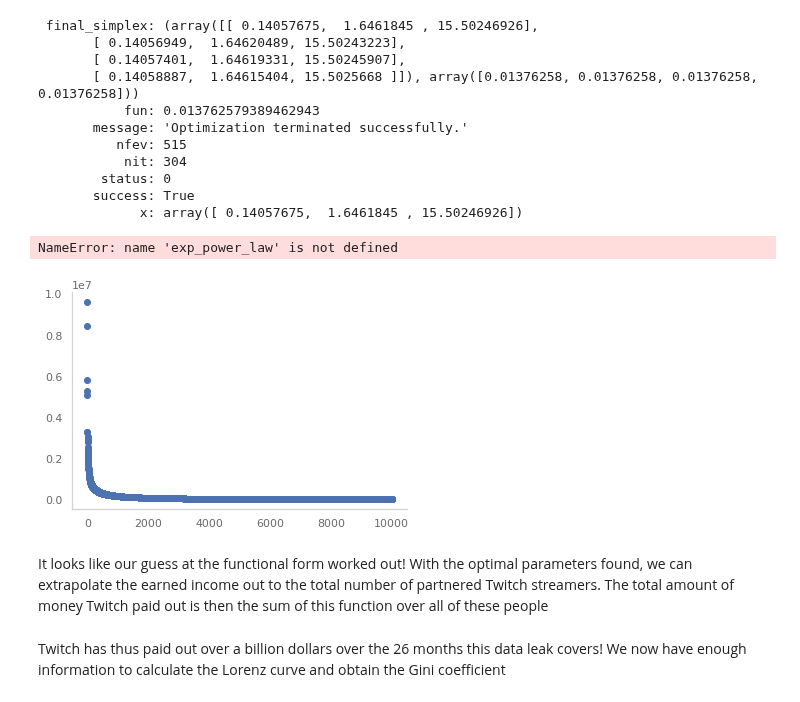
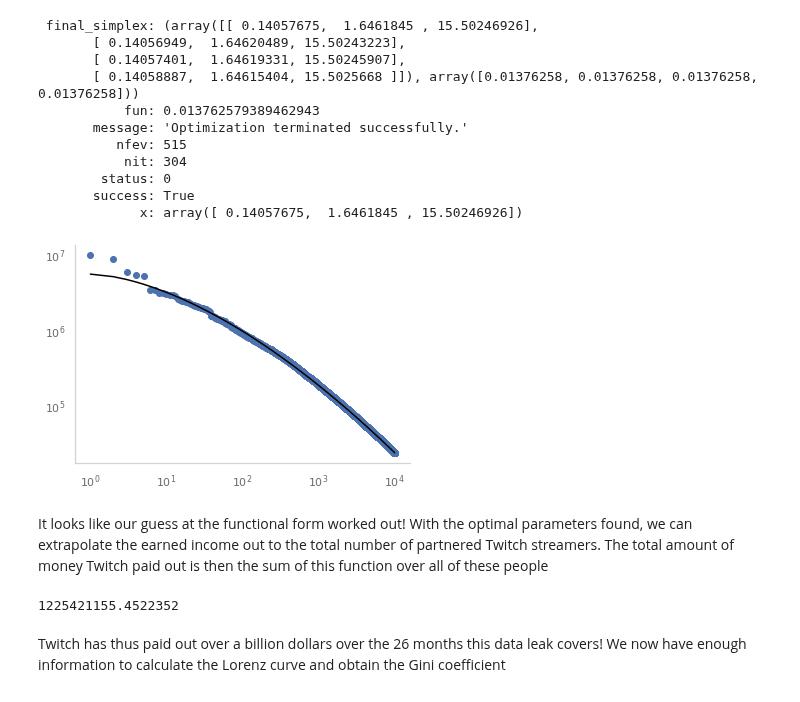
Before and after one commit to midnijt/TwitchGini, a Jupyter notebook: Calculating the Gini Coefficient.ipynb, the cells around one changed output. Drawn from its saved outputs; the diff is of its cells as text; code cells hidden in the pictures.

Commit message:
Renamed parametric fit

```diff
--- a/Calculating the Gini Coefficient.ipynb
+++ b/Calculating the Gini Coefficient.ipynb
@@ -108,21 +108,22 @@ optimal_params
 # %%
 x = np.linspace(1, len(data['Rank']), len(data['Rank']))
 
 plt.scatter(data['Rank'], data['GrossEarning'])
-plt.plot(x, exp_power_law(x, *optimal_params.x), color='black')
+plt.plot(x, parametric_fit(x, *optimal_params.x), color='black')
 plt.xscale('log')
 plt.yscale('log')
 # %% [output]
-NameError: name 'exp_power_law' is not defined
-[figure, old version]
+[figure, new version]
 # %% [markdown]
 It looks like our guess at the functional form worked out! With the optimal parameters found, we can extrapolate the earned income out to the total number of partnered Twitch streamers. The total amount of money Twitch paid out is then the sum of this function over all of these people
 # %%
 ranks = np.linspace(1, num_partners + 1, num_partners)
 fractional_rank = (np.cumsum(ranks))/(np.sum(ranks))
 
-Total_Twitch_Payout = np.sum(exp_power_law(ranks, *optimal_params.x))
+Total_Twitch_Payout = np.sum(parametric_fit(ranks, *optimal_params.x))
 Total_Twitch_Payout
+# %% [output]
+1225421155.4522352
 # %% [markdown]
 Twitch has thus paid out over a billion dollars over the 26 months this data leak covers! We now have enough information to calculate the Lorenz curve and obtain the Gini coefficient
 # %%
```
Also changed, not shown: parts of 4 cells of this notebook.
